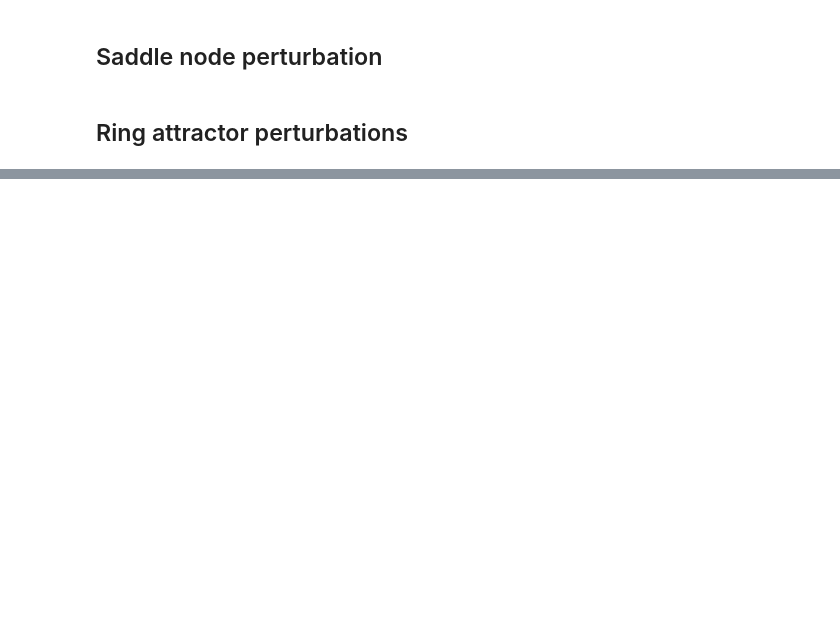
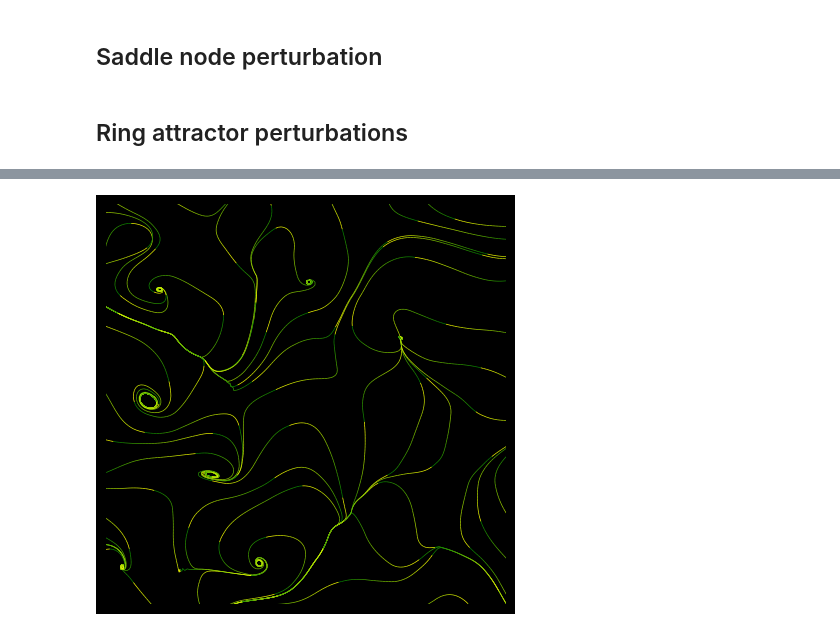
Before and after one commit to Asagodi/topological_diversity, a Jupyter notebook: Stability/videos/vector_field_animation.ipynb, the cells around one changed output, grey strips where cells are left out. Cells and saved outputs as stored; diff of their text form; code cells hidden in the pictures; blank space fills up the shorter version.

```diff
--- a/Stability/videos/vector_field_animation.ipynb
+++ b/Stability/videos/vector_field_animation.ipynb
@@ -945,7 +969,7 @@ animation = make_streamline_animation_from_fixed_vf(f'rs{random_seed}_1s',
 animate_perturbation_cycle(random_seed, U_pert, V_pert, inv_mans, framesperstep, n_pert_steps, start_end_seconds, total_number_of_steps, min_val_plot, fps=fps)
 # %%
 random_seed = 121
-U_pert, V_pert, perturb_u, perturb_v,  grid_u, grid_v, perturb_grid_u, perturb_grid_v, full_grid_u, full_grid_v, inv_mans = get_all(random_seed, norm=0.2, n_pert_steps=15*2, add_limit_cycle=True)
+U_pert, V_pert, perturb_u, perturb_v,  grid_u, grid_v, perturb_grid_u, perturb_grid_v, full_grid_u, full_grid_v, inv_mans = get_all(U, V, random_seed, norm=0.2, n_pert_steps=15*2, add_limit_cycle=True)
 
 #make  animation for the system we perturb with
 animation = make_streamline_animation_from_fixed_vf(f'lc_rs{random_seed}_1s',
@@ -964,0 +991,9 @@ animation = make_streamline_animation_from_fixed_vf(f'ring_1s_ngrid{n_grid}',
+# %%
+angles = np.linspace(0, 2 * np.pi, num_points, endpoint=False)
+ring = np.array([(np.cos(angle), np.sin(angle)) for angle in angles])
+ring = np.vstack([ring, ring[0]])
+animation = make_streamline_animation_from_fixed_vf(f'pring_1s_ngrid{n_grid}',
+                                                    X,Y,perturb_u,perturb_v,cmap,n_steps=1*fps,fps=fps,
+                                                    inv_man=None,save_as='mp4')
+# %% [output]
+[figure, added]
```
Also changed, not shown: parts of 23 cells of this notebook.
